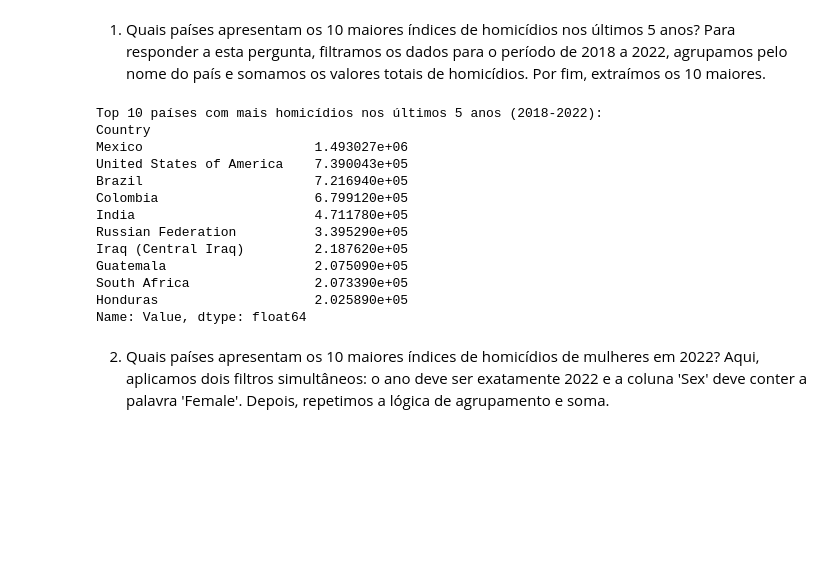
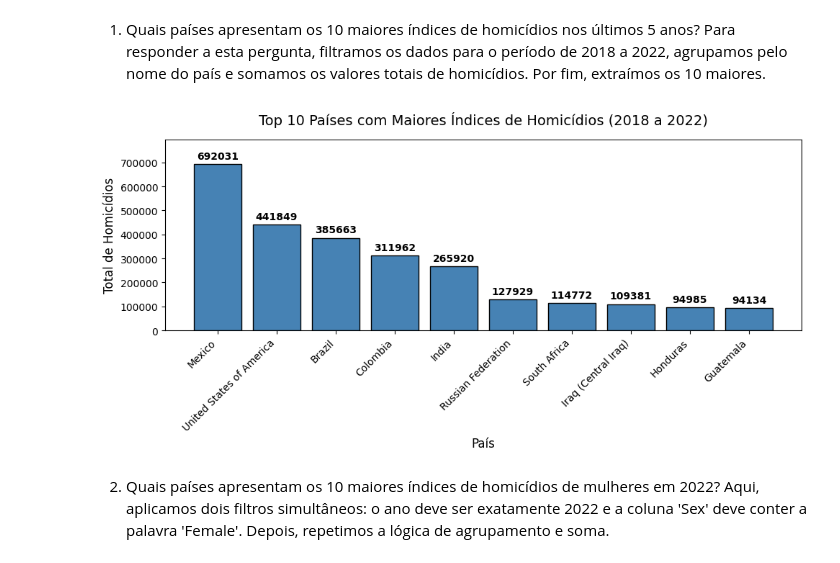
Before and after one commit to victoremanuelfont/analise_homicidios_regressao, a Jupyter notebook: Análise_Homicídios.ipynb, the cells around one changed output. Cells and saved outputs as stored; diff of their text form; code cells hidden in the pictures; blank space fills up the shorter version.

Commit message:
Criação dos plots/gráficos de cada questão

```diff
--- a/Análise_Homicídios.ipynb
+++ b/Análise_Homicídios.ipynb
@@ -48,26 +4,58 @@ Base de dados carregada e tratada com sucesso!
+# %%
+import pandas as pd
+import numpy as np
+import matplotlib.pyplot as plt
+
+# Carregamento do arquivo
+df = pd.read_csv('data_cts_intentional_homicide.csv', skiprows=2, low_memory=False)
+
+# Padronizando colunas
+df.columns = [col.capitalize() for col in df.columns]
+
+# Filtrando contagens e convertendo valores
+df_counts = df[df['Unit of measurement'] == 'Counts'].copy()
+df_counts['Year'] = pd.to_numeric(df_counts['Year'], errors='coerce')
+df_counts['Value'] = pd.to_numeric(df_counts['Value'], errors='coerce')
+df_counts = df_counts.dropna(subset=['Value'])
 # %% [markdown]
 1. Quais países apresentam os 10 maiores índices de homicídios nos últimos 5 anos?
 Para responder a esta pergunta, filtramos os dados para o período de 2018 a 2022, agrupamos pelo nome do país e somamos os valores totais de homicídios. Por fim, extraímos os 10 maiores.
-# %%
-df_last_5 = df_counts[(df_counts['Year'] >= 2018) & (df_counts['Year'] <= 2022)]
-top_10_5_anos = df_last_5.groupby('Country')['Value'].sum().nlargest(10)
-
-print("Top 10 países com mais homicídios nos últimos 5 anos (2018-2022):")
-print(top_10_5_anos)
-# %% [output]
-Top 10 países com mais homicídios nos últimos 5 anos (2018-2022):
-Country
-Mexico                      1.493027e+06
-United States of America    7.390043e+05
-Brazil                      7.216940e+05
-Colombia                    6.799120e+05
-India                       4.711780e+05
-Russian Federation          3.395290e+05
-Iraq (Central Iraq)         2.187620e+05
-Guatemala                   2.075090e+05
-South Africa                2.073390e+05
-Honduras                    2.025890e+05
-Name: Value, dtype: float64
+# %%
+import matplotlib.pyplot as plt
+
+# Filtra os dados para o período de 2018 a 2022
+df_ultimos_5_anos = df_counts[(df_counts['Year'] >= 2018) & (df_counts['Year'] <= 2022) & (df_counts['Sex'] == 'Total')]
+# Agrupa por país e obter os 10 maiores
+top_10_paises = df_ultimos_5_anos.groupby('Country')['Value'].sum().nlargest(10).reset_index()
+
+# Plotagem em um único gráfico de colunas
+plt.figure(figsize=(10, 5))
+grafico_barras = plt.bar(
+    top_10_paises["Country"],
+    top_10_paises["Value"],
+    color="steelblue",
+    edgecolor="black",
+)
+
+# Adiciona os números em cima de cada coluna
+plt.bar_label(grafico_barras, padding=3, fmt="%d", fontsize=10, weight="bold")
+
+# Ajustes de layout
+plt.title(
+    "Top 10 Países com Maiores Índices de Homicídios (2018 a 2022)",
+    fontsize=14,
+    pad=15,
+)
+plt.xlabel("País", fontsize=12)
+plt.ylabel("Total de Homicídios", fontsize=12)
+
+
+plt.xticks(rotation=45, ha="right", fontsize=10) # Rotaciona os nomes dos países em 45 graus para não sobrepor
+plt.ylim(0, top_10_paises["Value"].max() * 1.15) # Definindo os limites, superior com folga
+plt.tight_layout()                               # Ajusta automaticamente as margens do gráfico
+plt.show()                                       # Exibir o gráfico no Colab
+# %% [output]
+[figure, added]
 # %% [markdown]
 2. Quais países apresentam os 10 maiores índices de homicídios de mulheres em 2022?
 Aqui, aplicamos dois filtros simultâneos: o ano deve ser exatamente 2022 e a coluna 'Sex' deve conter a palavra 'Female'. Depois, repetimos a lógica de agrupamento e soma.
```
Also changed, not shown: parts of 23 cells of this notebook.
